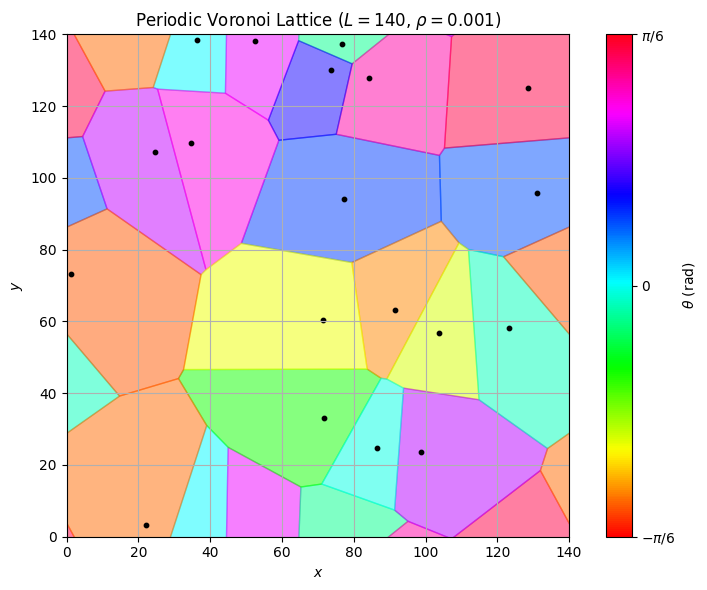
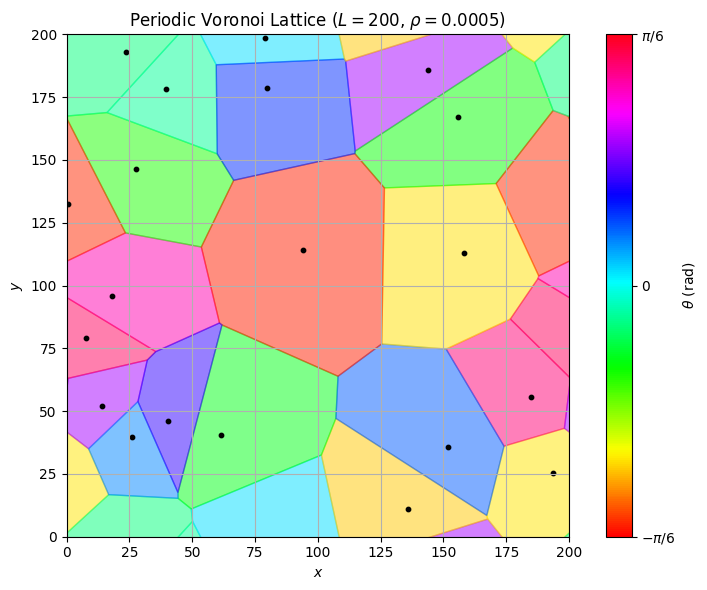
Unified diff of the notebook cell whose output changed from the first chart to the second:
--- before
+++ after
@@ -1,9 +1,9 @@
-L = 140
-rho = 0.001
+L = 200
+rho = 0.0005
 lat = Voronoi.PeriodicVoronoi(L, rho)
 lat.plot()
 plt.show()
 
-T = 10
+T = 100
 beta = 1 / T
 epsilon = 0.0
@@ -24,9 +24,9 @@
 graphene = Graphene.GrapheneCrystal(lat, a=1.42)
 graphene.plot_atoms()
-plt.savefig(f"results/Graphene_atoms_T{T}.pdf")
+# plt.savefig(f"results/Graphene_atoms_T{T}.pdf")
 plt.show()
 
 graphene.plot_bonds()
-plt.savefig(f"results/Graphene_bonds_T{T}.pdf")
+# plt.savefig(f"results/Graphene_bonds_T{T}.pdf")
 plt.show()
 
@@ -39,4 +39,5 @@
 plt.grid()
 plt.tight_layout()
-plt.savefig(f"results/G6_T{T}.pdf")
+# plt.savefig(f"results/G6_T{T}.pdf")
 plt.show()
+

Commit: Starting Lammps file